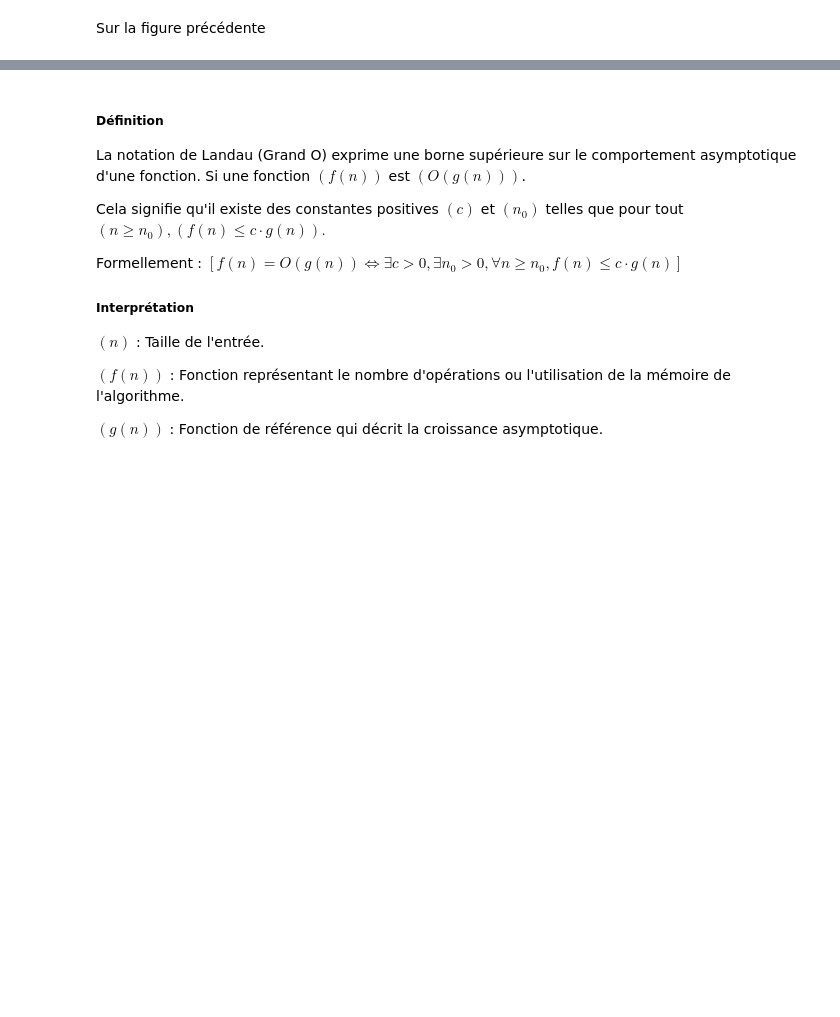
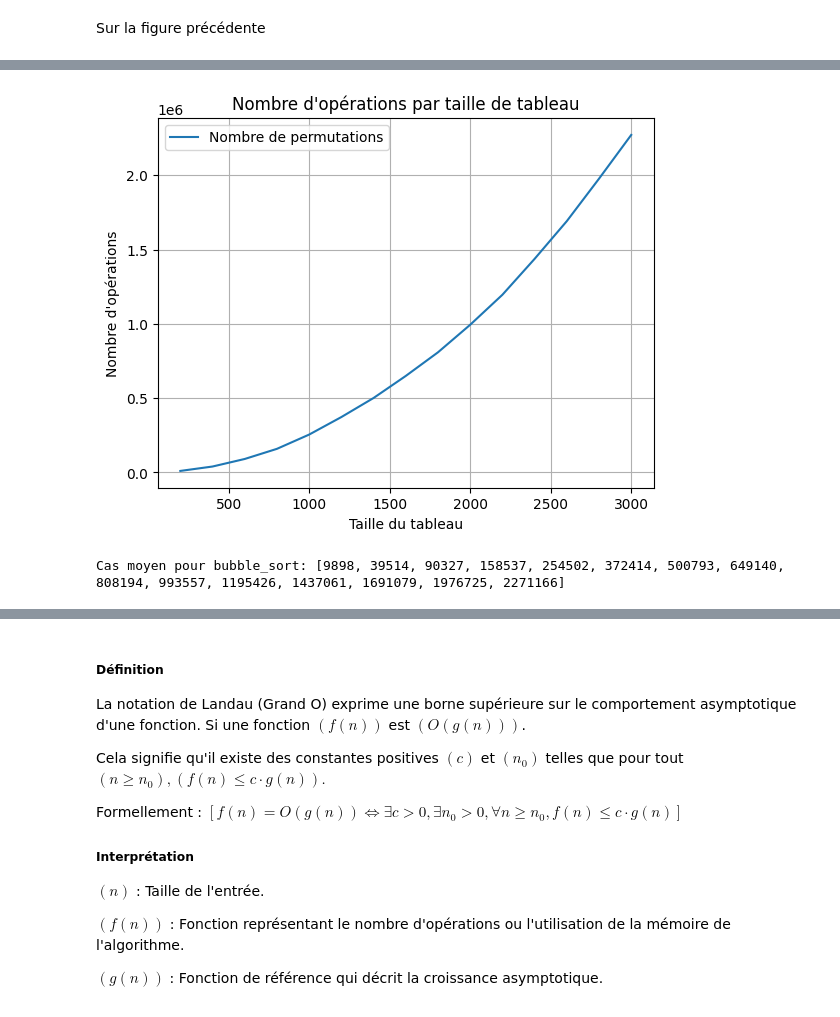
Before and after one commit to Nikoala4/IT4A, a Jupyter notebook: IT4A_Complexity_Project.ipynb, the cells around one changed output, grey strips where cells are left out. Saved outputs shown, nothing was run; the diff lists cells and outputs as text; code cells hidden in the pictures; blank space fills up the shorter version.

```diff
--- a/IT4A_Complexity_Project.ipynb
+++ b/IT4A_Complexity_Project.ipynb
@@ -752,3 +801,42 @@ IndexError: list index out of range
+# %%
+def calculer_cas_moyen(fct_tri, type_donnees='random', nlist=15, nval=200):
+    operations = []
+    tailles = []
+
+    operations_par_taille = [0] * nlist
+
+    # Création des tableaux
+    taille_tableaux, listDataRandom, listDataSorted, listDataInvertedSorted, listDataPartiallySorted, listDataWithDuplicates = create_data(nlist, nval)
+    dataTest = {
+        'random': listDataRandom,
+        'sorted': listDataSorted,
+        'inverted': listDataInvertedSorted,
+        'partial': listDataPartiallySorted,
+        'duplicates': listDataWithDuplicates
+    }
+
+    for i, data in enumerate(dataTest[type_donnees]):
+        _,_, ops = fct_tri(data)
+        operations_par_taille[i] += ops
+
+    operations_par_taille = [ops for ops in operations_par_taille]
+
+    plt.plot(taille_tableaux, operations_par_taille, label='Nombre de permutations')
+    plt.xlabel('Taille du tableau')
+    plt.ylabel('Nombre d\'opérations')
+    plt.title('Nombre d\'opérations par taille de tableau')
+    plt.legend()
+    plt.grid(True)
+    plt.show()
+
+    return operations_par_taille
+
+# Exemple d'utilisation avec bubble_sort
+cas_moyen_bubble_sort = calculer_cas_moyen(bubble_sort_with_stats, type_donnees='random')
+print(f"Cas moyen pour bubble_sort: {cas_moyen_bubble_sort}")
+# %% [output]
+[figure, added]
+Cas moyen pour bubble_sort: [9898, 39514, 90327, 158537, 254502, 372414, 500793, 649140, 808194, 993557, 1195426, 1437061, 1691079, 1976725, 2271166]
 # %%
 bubble_sort([13,12,11,10,9,8,7,6,5,4,3,2,1,0])
 a = []
```
Also changed, not shown: parts of 16 cells of this notebook.
